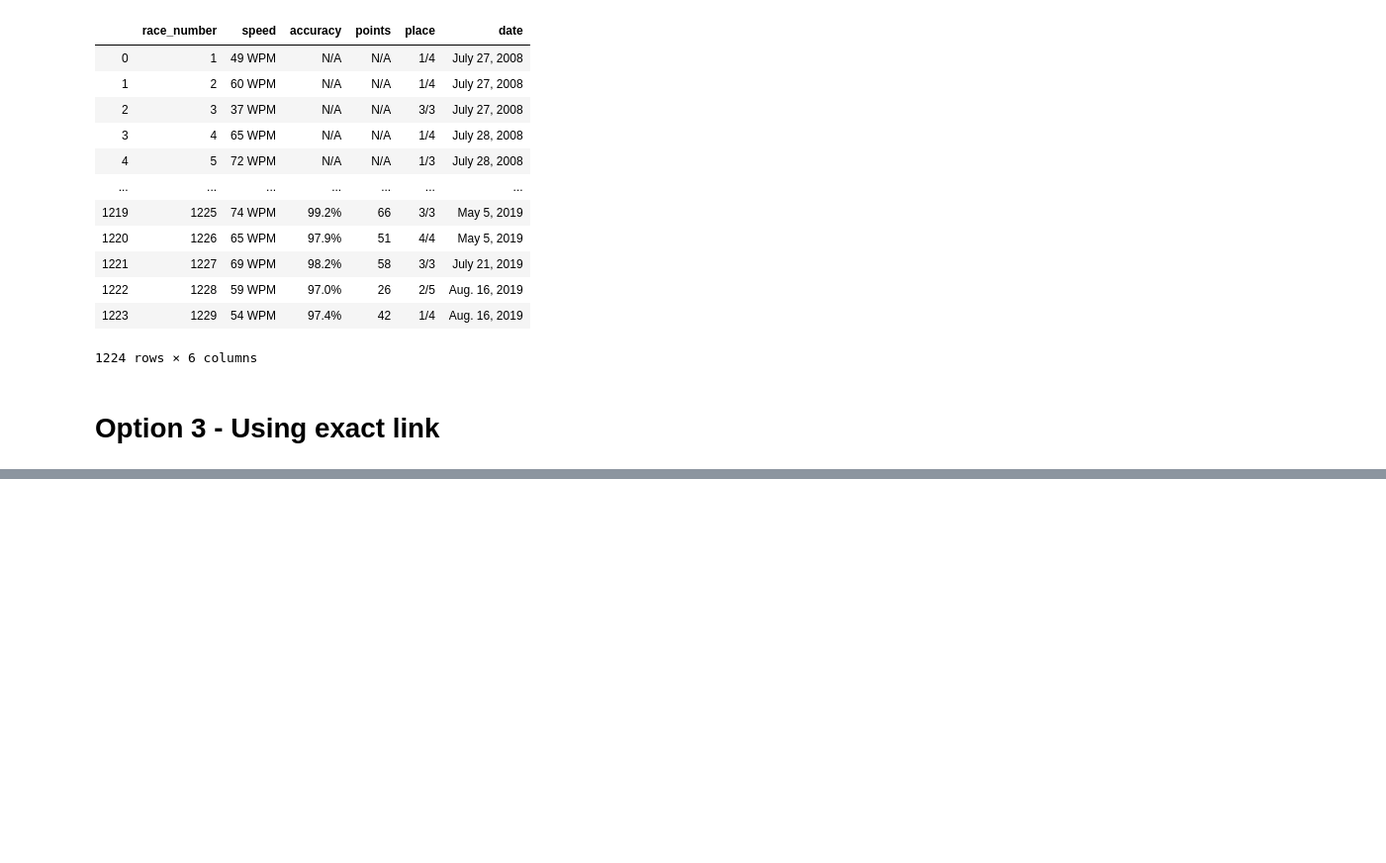
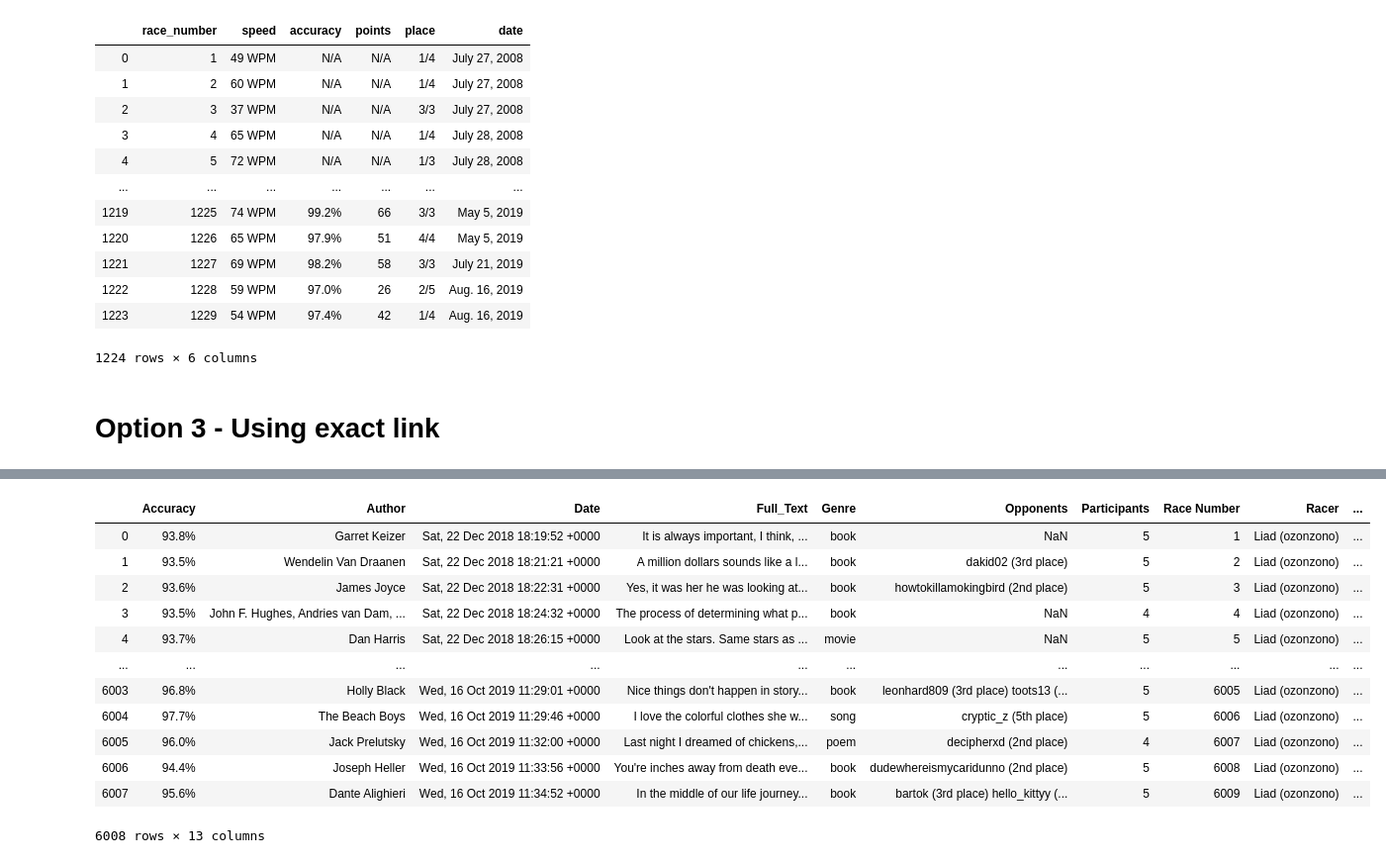
Before and after one commit to LiadOz/pandas-and-scrpaing, a Jupyter notebook: typeracer/scraping.ipynb, the cells around one changed output, grey strips where cells are left out. Shown at 99% size. Saved outputs shown, nothing was run; the diff lists cells and outputs as text; code cells hidden in the pictures; blank space fills up the shorter version.

```diff
--- a/typeracer/typeracer.ipynb
+++ b/typeracer/scraping.ipynb
@@ -180,7 +180,7 @@ def wait_click_element(element, seconds):
         except:
             pass
 # %%
-def get_data():
+def get_page_data():
     race_details = driver.find_element_by_class_name('raceDetails')
     result = {}
     for row in race_details.find_elements_by_tag_name('tr'):
@@ -213,7 +213,7 @@ def get_data():
             break
 
     result['errors'] = error_li
-    yield result
+    return result
 # %%
 def scrape_user(username, start_number=1, number_of_races=None):
     data = []
@@ -226,7 +226,7 @@ def scrape_user(username, start_number=1, number_of_races=None):
     for x in range(start_number, number_of_races):
         link = user_link + str(x)
         driver.get(link)
-        for race in get_data():
+        for race in get_page_data():
             data.append(race)
 
     return data
@@ -328,0 +236,36 @@ df.to_csv('ozonzono.csv')
+# %%
+class Typer():
+
+    def __init__(self, username):
+        self.username = username
+        self.filename = username + '.csv'
+        if self.filename in listdir():
+            self.df = pd.read_csv(self.filename)
+        else:
+            self.df = None
+
+    def update_user(self):
+        if self.df is None:
+            self.df = scrape_user(self.username)
+        else:
+            new_data = scrape_user(self.username, self.df['Race Number'].apply(int).max() + 1)
+            self.df = self.df.append(new_data, ignore_index=True)
+        self.df.to_csv(self.filename, index=False)
+# %%
+user = Typer('ozonzono')
+user.update_user()
+user.df
+# %% [output]
+|  | Accuracy | Author | Date | Full_Text | Genre | Opponents | Participants | Race Number | Racer | ... |
+| 0 | 93.8% | Garret Keizer | Sat, 22 Dec 2018 18:19:52 +0000 | It is always important, I think, ... | book | NaN | 5 | 1 | Liad (ozonzono) | ... |
+| 1 | 93.5% | Wendelin Van Draanen | Sat, 22 Dec 2018 18:21:21 +0000 | A million dollars sounds like a l... | book | dakid02 (3rd place) | 5 | 2 | Liad (ozonzono) | ... |
+| 2 | 93.6% | James Joyce | Sat, 22 Dec 2018 18:22:31 +0000 | Yes, it was her he was looking at... | book | howtokillamokingbird (2nd place) | 5 | 3 | Liad (ozonzono) | ... |
+| 3 | 93.5% | John F. Hughes, Andries van Dam, ... | Sat, 22 Dec 2018 18:24:32 +0000 | The process of determining what p... | book | NaN | 4 | 4 | Liad (ozonzono) | ... |
+| 4 | 93.7% | Dan Harris | Sat, 22 Dec 2018 18:26:15 +0000 | Look at the stars. Same stars as ... | movie | NaN | 5 | 5 | Liad (ozonzono) | ... |
+| ... | ... | ... | ... | ... | ... | ... | ... | ... | ... | ... |
+| 6003 | 96.8% | Holly Black | Wed, 16 Oct 2019 11:29:01 +0000 | Nice things don't happen in story... | book | leonhard809 (3rd place) toots13 (... | 5 | 6005 | Liad (ozonzono) | ... |
+| 6004 | 97.7% | The Beach Boys | Wed, 16 Oct 2019 11:29:46 +0000 | I love the colorful clothes she w... | song | cryptic_z (5th place) | 5 | 6006 | Liad (ozonzono) | ... |
+| 6005 | 96.0% | Jack Prelutsky | Wed, 16 Oct 2019 11:32:00 +0000 | Last night I dreamed of chickens,... | poem | decipherxd (2nd place) | 4 | 6007 | Liad (ozonzono) | ... |
+| 6006 | 94.4% | Joseph Heller | Wed, 16 Oct 2019 11:33:56 +0000 | You're inches away from death eve... | book | dudewhereismycaridunno (2nd place) | 5 | 6008 | Liad (ozonzono) | ... |
+| 6007 | 95.6% | Dante Alighieri | Wed, 16 Oct 2019 11:34:52 +0000 | In the middle of our life journey... | book | bartok (3rd place) hello_kittyy (... | 5 | 6009 | Liad (ozonzono) | ... |
+6008 rows × 13 columns
```
Also changed, not shown: parts of 11 cells of this notebook, 4 other files.
